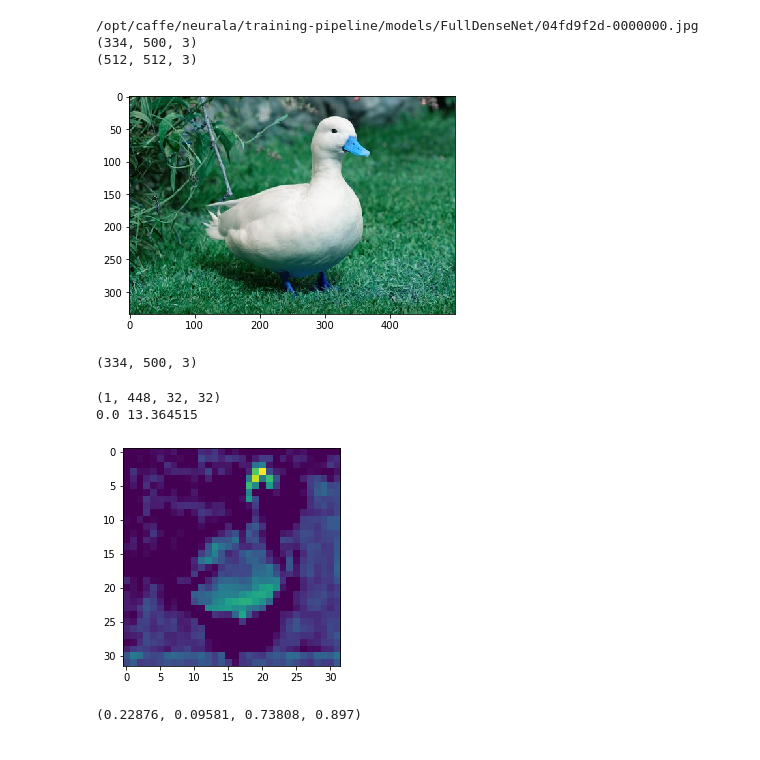
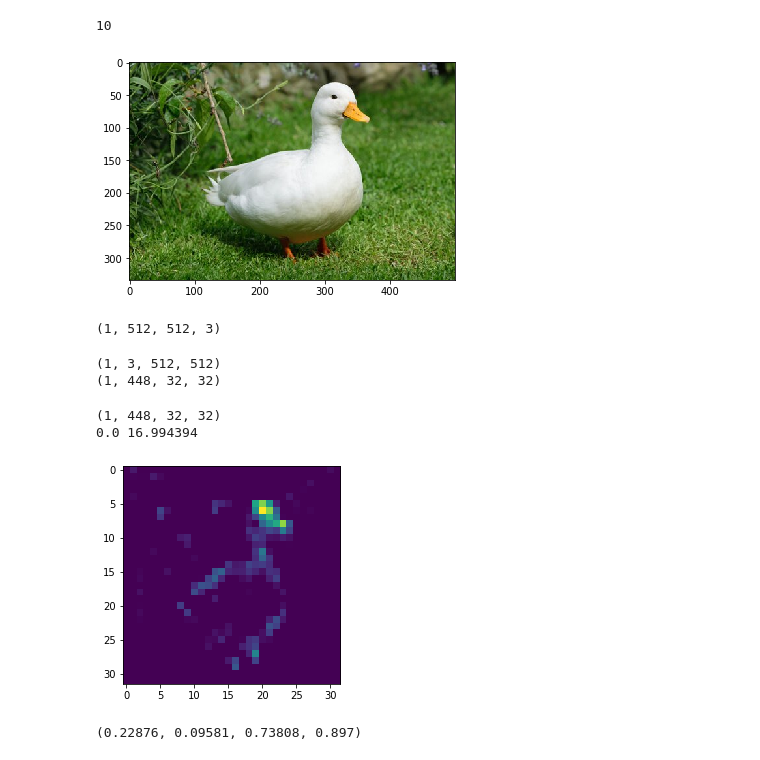
Before and after one commit to ShubhamPatil1994/training_pipeline, a Jupyter notebook: complete_net_classifier.ipynb, the cells around one changed output. Drawn from its saved outputs; the diff is of its cells as text; code cells hidden in the pictures.

```diff
--- a/complete_net_classifier.ipynb
+++ b/complete_net_classifier.ipynb
@@ -106,3 +95,15 @@ Demanding images
+# %%
+# seperating data into image location, GT label and GT BBoxes
+print(len(data))
+img_list = []
+gt_label_list = []
+gt_cord_list = []
+for i in range(len(data)):
+    img_list.append(data[i][0])
+    gt_label_list.append(data[i][1][0])
+    gt_cord_list.append(data[i][1][1])
+# %% [output]
+10
 # %%
 def plot_blobs(net, layer, cols = 5, batchIndex = 0, figsize = (5,5), cmap = cm.get_cmap('viridis'),v=(0,1), byrow = False, idx = -1):
 
@@ -211,13 +212,15 @@ txt_name = '/opt/caffe/neurala/training-pipeline/models/FullDenseNet/04fd9f2d-00
 # image_name='test_images/wduck.jpg'
 
 im_batch = [img_name] #quick test on one image
+# im_batch = img_list   # Pass the batch
 num_images = len(im_batch)
 processed_ims = []
 im_scale_factors = []  #for multiscale processing
 
 for j,im_file  in enumerate(im_batch):
-    print(im_file)
+#     print(im_file)
     im = cv2.imread(im_file)
+    im = cv2.cvtColor(im, cv2.COLOR_RGB2BGR)
     plt.imshow(im)
 
     # Retype and normilize image
@@ -230,7 +233,7 @@ for j,im_file  in enumerate(im_batch):
     # Get shape and Max and Min of an image
     #-------------------------------------------
     im_shape = im_orig.shape
-    print(im_shape)
+#     print(im_shape)
     im_size_min = np.min(im_shape[0:2])
     im_size_max = np.max(im_shape[0:2])
 
@@ -254,20 +257,17 @@ for j,im_file  in enumerate(im_batch):
     im = cv2.resize(im_orig, None, None, fx=im_scaleX, fy=im_scaleY, interpolation=cv2.INTER_LINEAR)
 
 #     im = cv2.resize(im_orig, None, None, fx=im_scale, fy=im_scale, interpolation=cv2.INTER_LINEAR)
-    print(im.shape)
+#     print(im.shape)
 
     im_scale_factors.append(im_scale)
 
     processed_ims.append(im)
 # %% [output]
-/opt/caffe/neurala/training-pipeline/models/FullDenseNet/04fd9f2d-0000000.jpg
-(334, 500, 3)
-(512, 512, 3)
-[figure, old version]
+[figure, new version]
-# %%
- im_shape
-# %% [output]
-(334, 500, 3)
+# %%
+np.shape(processed_ims)
+# %% [output]
+(1, 512, 512, 3)
 # %%
 def loadBatch(net, processed_ims):
 
@@ -307,16 +302,28 @@ blobs_out = net.forward(**loadBatch(net,processed_ims))
+# %%
+# Forward
+blobs_out = net.forward(**loadBatch(net,processed_ims))
+out = loadBatch(net,processed_ims)
+print(np.shape(out['data']))
+print(np.shape(blobs_out['cascade192/output']))
+# blobs_out = net.forward(*out['data'])
+
+# net.blobs['data'].data
+# %% [output]
+(1, 3, 512, 512)
+(1, 448, 32, 32)
 # %%
 #What does the output looks like
 #------------------------------------------------------
 mydata = net.blobs['cascade192/output'].data
 print(mydata.shape)
-output = np.squeeze(mydata[0,0,:,])
+output = np.squeeze(mydata[0,70,:,:])
 plt.imshow(output)
 
 print(np.min(output),np.max(output))
 # %% [output]
 (1, 448, 32, 32)
-0.0 13.364515
+0.0 16.994394
-[figure, old version]
+[figure, new version]
 # %%
 import caffe
 net3 = caffe.Net('/opt/caffe/neurala/training-pipeline/models/classifier/complete_model/complete_model_gorchnet.prototxt',
```
Also changed, not shown: parts of 6 cells of this notebook.
